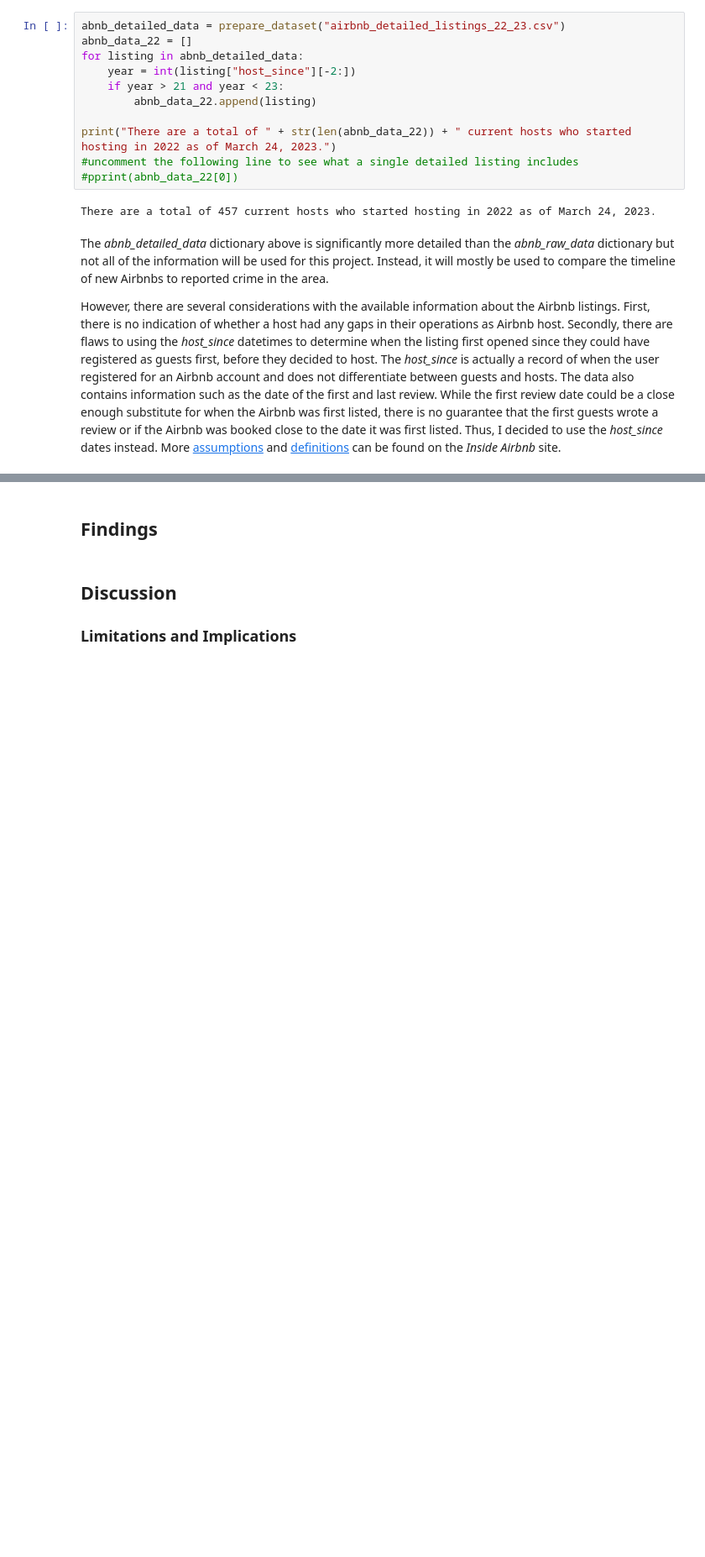
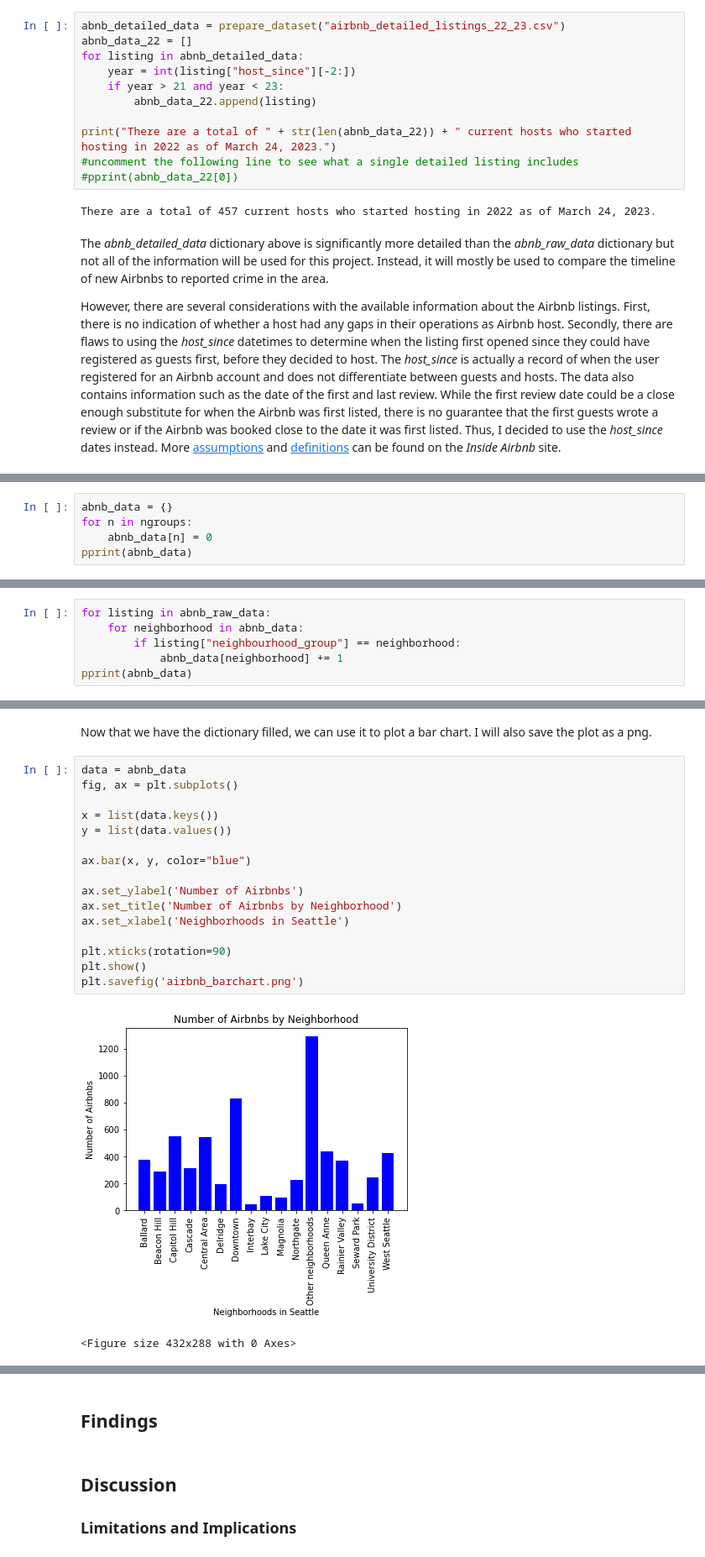
Before and after one commit to hjchoi28/hcde-410-final, a Jupyter notebook: project-report.ipynb, the cells around one changed output, grey strips where cells are left out. Shown at 84% size. Saved outputs shown, nothing was run; the diff lists cells and outputs as text; blank space fills up the shorter version.

```diff
--- a/project-report.ipynb
+++ b/project-report.ipynb
@@ -295,0 +287,5 @@ I also plan to use [kepler.gl for Jupyter](https://docs.kepler.gl/docs/keplergl-
+# %%
+abnb_data = {}
+for n in ngroups:
+    abnb_data[n] = 0
+pprint(abnb_data)
@@ -295,0 +312,6 @@ I also plan to use [kepler.gl for Jupyter](https://docs.kepler.gl/docs/keplergl-
+# %%
+for listing in abnb_raw_data:
+    for neighborhood in abnb_data:
+        if listing["neighbourhood_group"] == neighborhood:
+            abnb_data[neighborhood] += 1
+pprint(abnb_data)
@@ -295,0 +336,21 @@ I also plan to use [kepler.gl for Jupyter](https://docs.kepler.gl/docs/keplergl-
+# %% [markdown]
+Now that we have the dictionary filled, we can use it to plot a bar chart. I will also save the plot as a png.
+# %%
+data = abnb_data
+fig, ax = plt.subplots()
+
+x = list(data.keys())
+y = list(data.values())
+
+ax.bar(x, y, color="blue")
+
+ax.set_ylabel('Number of Airbnbs')
+ax.set_title('Number of Airbnbs by Neighborhood')
+ax.set_xlabel('Neighborhoods in Seattle')
+
+plt.xticks(rotation=90)
+plt.show()
+plt.savefig('airbnb_barchart.png')
+# %% [output]
+[figure, added]
+<Figure size 432x288 with 0 Axes>
```
Also changed, not shown: parts of 20 cells of this notebook, 5 other files.
